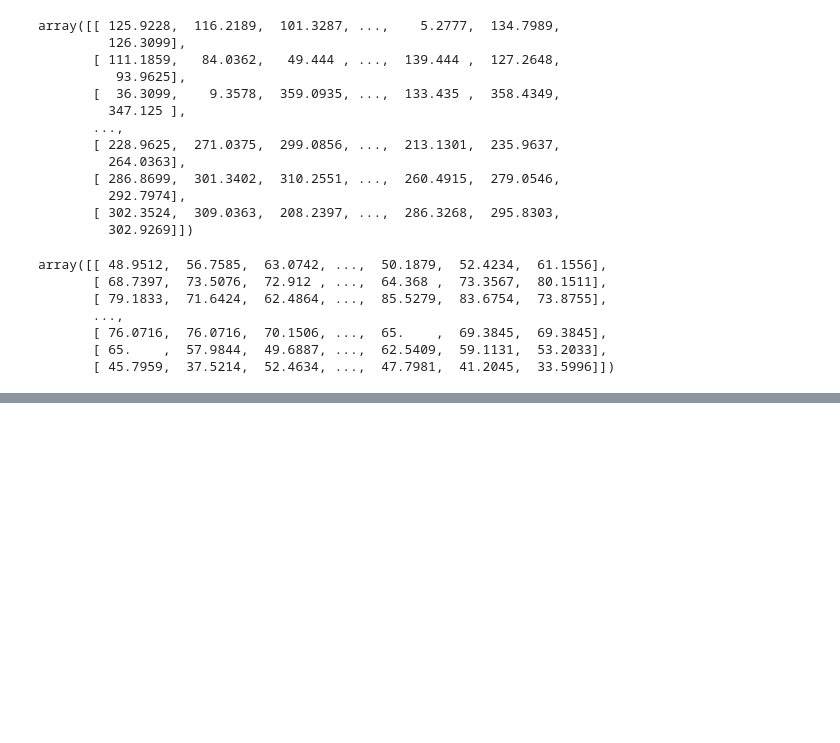
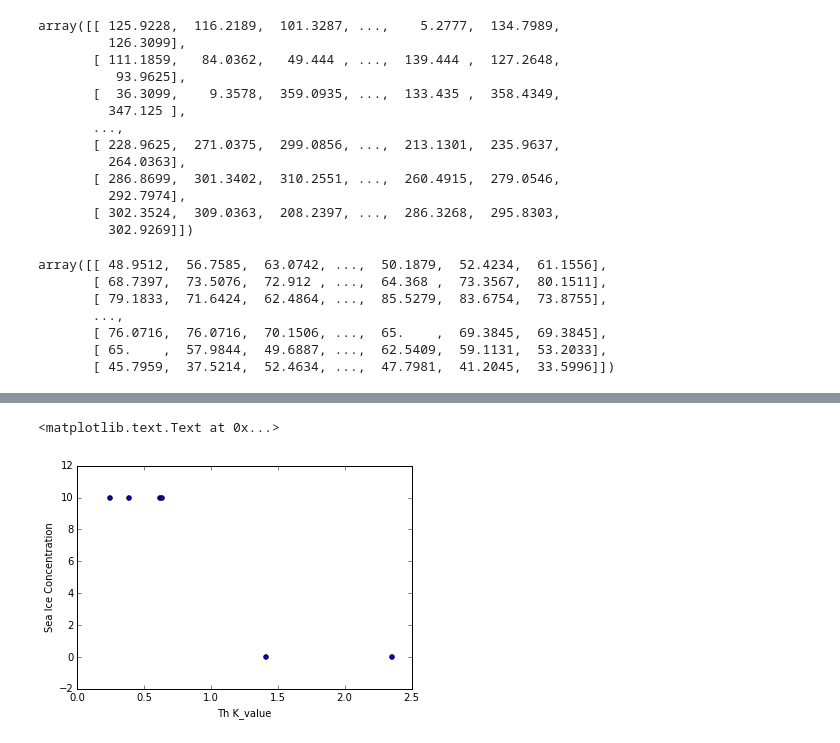
Before and after one commit to UBC-MOAD/analysis-cindy, a Jupyter notebook: notebooks/SesIce Concentration.ipynb, the cells around one changed output, grey strips where cells are left out. Cells and saved outputs as stored; diff of their text form; code cells hidden in the pictures; blank space fills up the shorter version.

```diff
--- a/notebooks/SesIce Concentration.ipynb
+++ b/notebooks/SesIce Concentration.ipynb
@@ -109,0 +151,9 @@ plt.title("Sea Ice Concentration")
+# %%
+x = np.array([0.3869683922000281,0.62248306873686932,0.24594958014800608,0.63967047720844161,1.4097074531498022,2.349861489705912])
+y = np.array([10, 10,10,10,0,0])
+plt.scatter(x,y)
+plt.xlabel('Th K_value')
+plt.ylabel('Sea Ice Concentration')
+# %% [output]
+<matplotlib.text.Text at 0x...>
+[figure, added]
```
Also changed, not shown: parts of 8 cells of this notebook.
